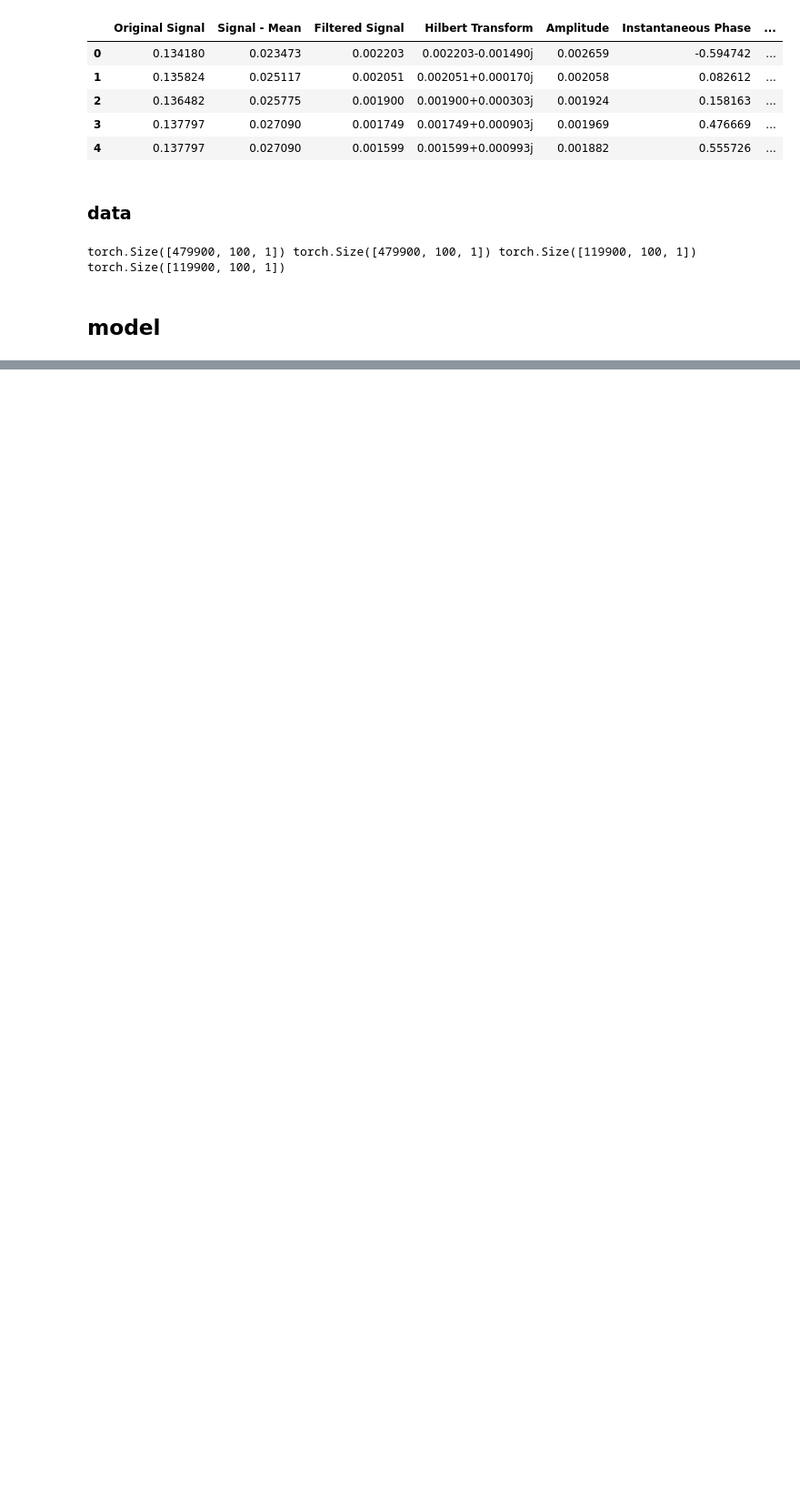
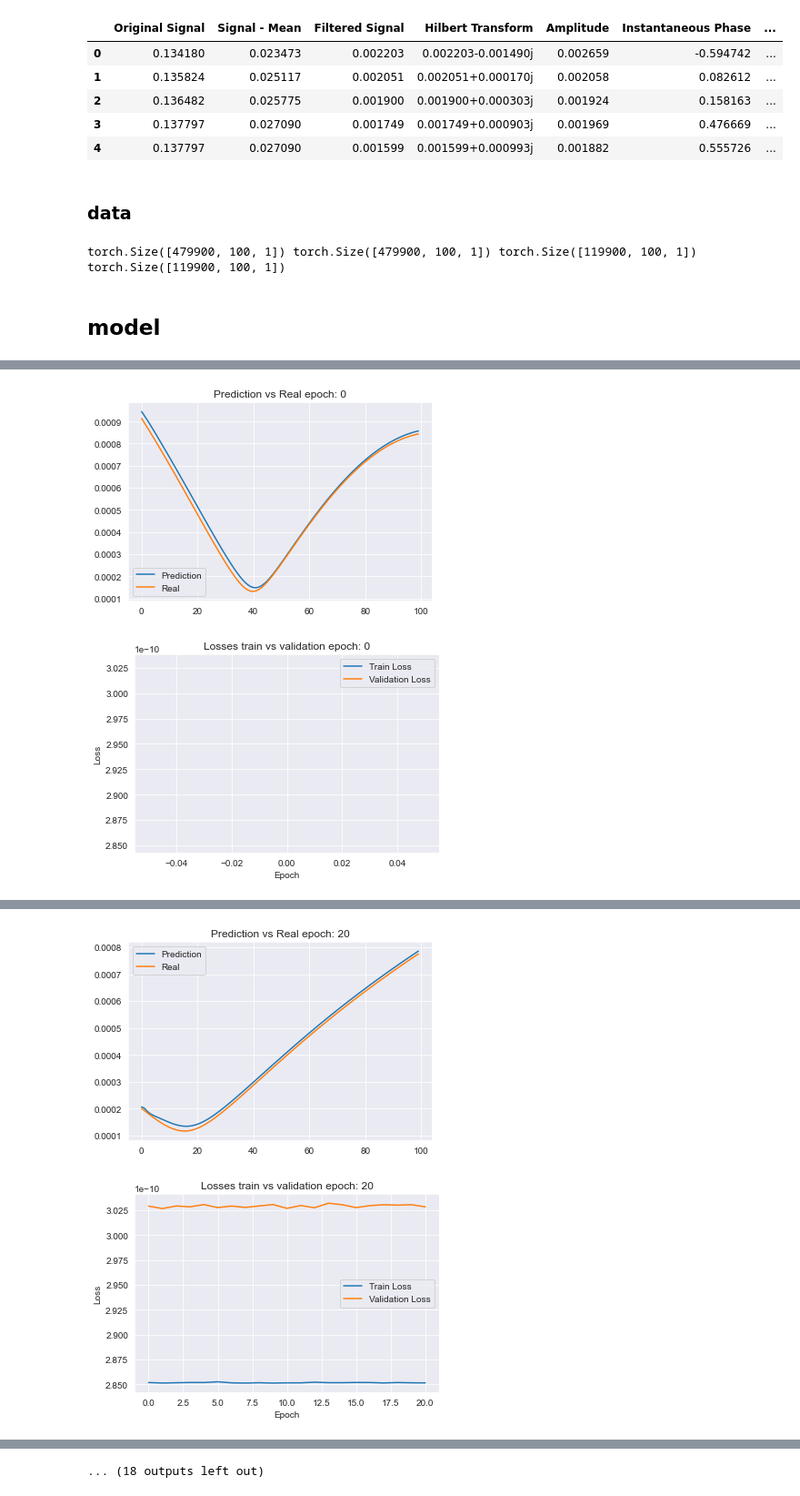
Before and after one commit to consuelorojas/Tesis, a Jupyter notebook: ML/airmodel_longtraining.ipynb, the cells around one changed output, grey strips where cells are left out. Shown at 91% size. Cells and saved outputs as stored; diff of their text form; code cells hidden in the pictures; blank space fills up the shorter version.

```diff
--- a/ML/airmodel_longtraining.ipynb
+++ b/ML/airmodel_longtraining.ipynb
@@ -85,0 +121,16 @@ m, av_train, av_val = utils.train_model(model, optimizer, criterion, train_loade
+# %%
+fname = "file1_050124.mat"
+cutoff = [8/1000, 11/1000]
+
+mat = ds.MatFileToDataFrame(fpath, fname)
+
+df_ = mat.get_dataframe(cutoff)
+
+x = dc.CaractDefect(df_)
+taus = x.get_tau()[1]
+
+hilbert, _ = x.get_hilbert()
+
+df = pd.merge(df_, hilbert, on = 'Hilbert Transform', how = 'outer')
+
+df.head()
@@ -85,0 +188,6 @@ m, av_train, av_val = utils.train_model(model, optimizer, criterion, train_loade
+# %%
+n_epochs = 200
+ncheckpoint = 20
+
+m2, av_train, av_val = utils.train_model(model_trained, optimizer_trained, criterion, train_loader, val_loader, n_epochs, ncheckpoint)
+# %% [output]
@@ -85,0 +196,2 @@ m, av_train, av_val = utils.train_model(model, optimizer, criterion, train_loade
+[figure, added]
+[figure, added]
@@ -85,0 +200,2 @@ m, av_train, av_val = utils.train_model(model, optimizer, criterion, train_loade
+[figure, added]
+[figure, added]
@@ -85,0 +210 @@ m, av_train, av_val = utils.train_model(model, optimizer, criterion, train_loade
+... (18 outputs left out)
```
Also changed, not shown: parts of 19 cells of this notebook, 8 other files.
